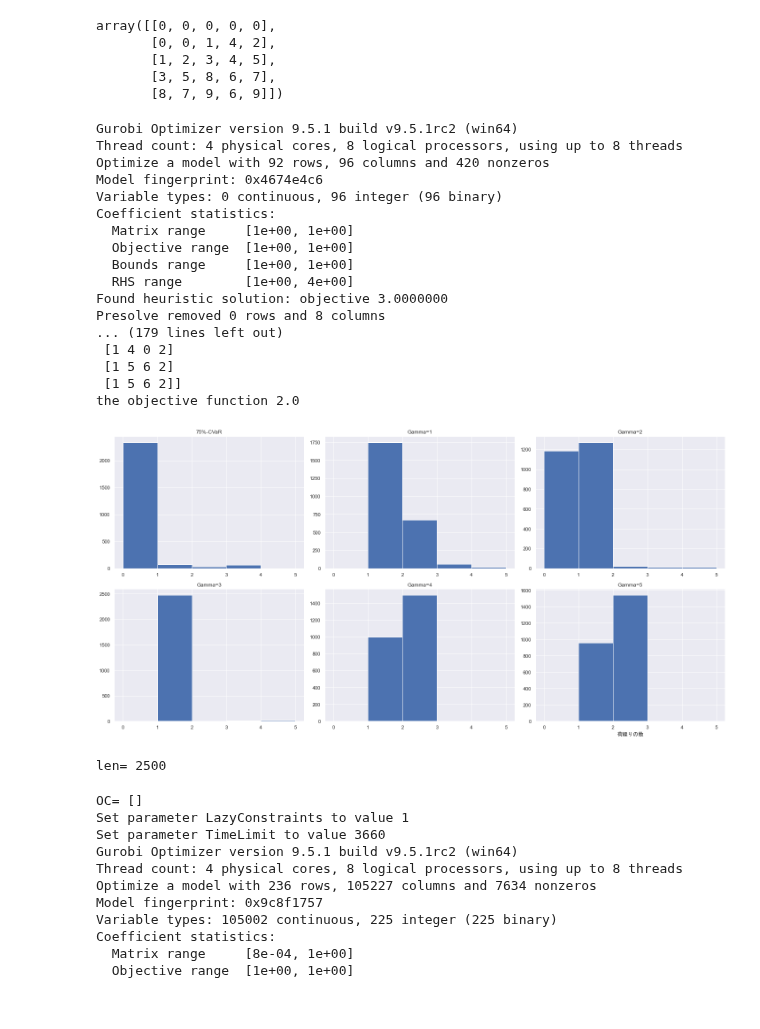
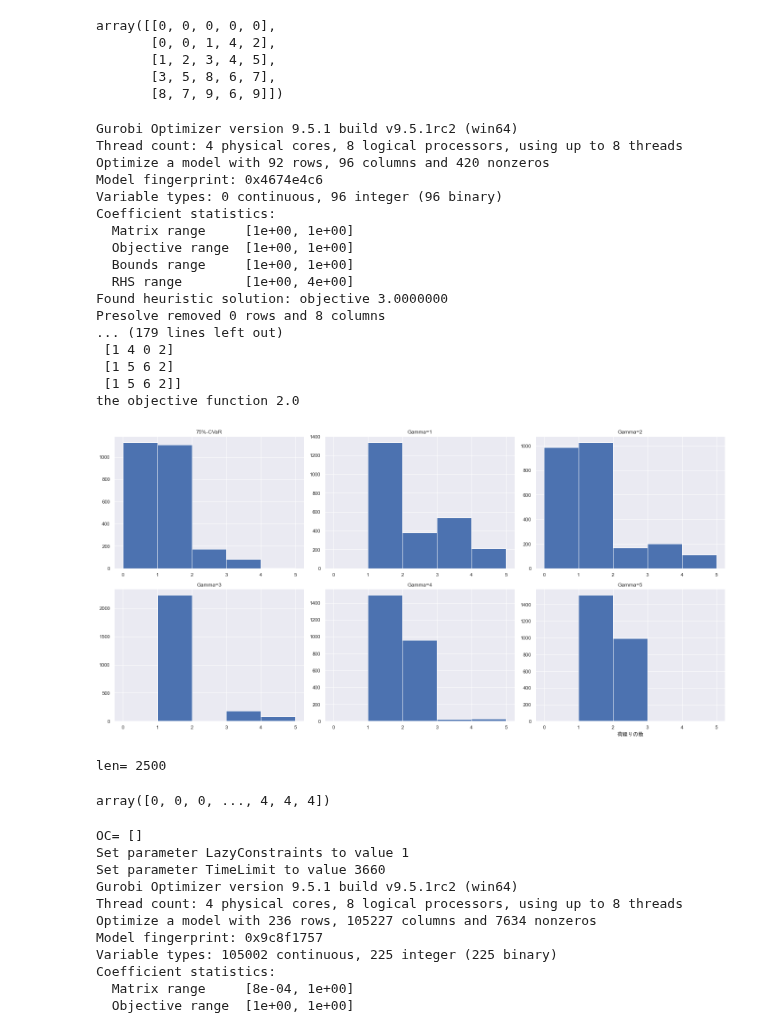
Before and after one commit to ikumadaiki/CPMP, a Jupyter notebook: callback.ipynb, the cells around one changed output. Cells and saved outputs as stored; diff of their text form; code cells hidden in the pictures.

```diff
--- a/callback.ipynb
+++ b/callback.ipynb
@@ -434,15 +421,16 @@ array([[0, 0, 0, 0, 0],
        [3, 5, 8, 6, 7],
        [8, 7, 9, 6, 9]])
 # %%
-size=10
+size=1000
 size_=10000
 beta=0.75
 inst=[4,4,[3,3,1,1,2,2]]
 pcvar=[]
 import numpy as np
-# mean=np.arange(1,ship_num+1)
-mean=np.array([1,1.5,4,4.5,5,5.6])
-covl=[1,1,1.5,1,1,1.5]
+mean=np.arange(len(inst[2]))
+covl=[2 for i in range(len(inst[2]))]
+# mean=np.array([1,1.5,4,4.5,5,5.6])
+# covl=[1,1,1.5,1,1,1.5]
 # mean=np.array([1,1.5,4,4.5,5,5.6])
 # covl=[1,1,1.5,1,1,1.5]
 # a=list(a)
@@ -631,6 +619,8 @@ array([[0, 0, 0, 0, 0],
        [3, 5, 8, 6, 7],
        [8, 7, 9, 6, 9]])
 # %%
+import seaborn as sns
+sns.set()
 import matplotlib.pyplot as plt
 fig, ax = plt.subplots(2,3,figsize=(20,10),tight_layout=True)
 for g in range(1,6):
@@ -644,35 +634,39 @@ for g in range(1,6):
   # print("data=",data)
 # plt.boxplot(data,labels=l)
 # plt.show()
 
   ax[int(g/3)][g%3].hist(prob,bins=5,range=(0,5))
   ax[int(g/3)][g%3].set_title("Gamma="+str(g))
   plt.xlabel("荷繰りの数",fontname="MS Gothic")
 ax[0][0].hist(penalty_cvar,bins=5,range=(0,5))
 ax[0][0].set_title("75%-CVaR")
 plt.xlabel("荷繰りの数",fontname="MS Gothic")
 plt.show()
 print("len=",len(prob))
 # %% [output]
 Gurobi Optimizer version 9.5.1 build v9.5.1rc2 (win64)
 Thread count: 4 physical cores, 8 logical processors, using up to 8 threads
 Optimize a model with 92 rows, 96 columns and 420 nonzeros
 Model fingerprint: 0x4674e4c6
 Variable types: 0 continuous, 96 integer (96 binary)
 Coefficient statistics:
   Matrix range     [1e+00, 1e+00]
   Objective range  [1e+00, 1e+00]
   Bounds range     [1e+00, 1e+00]
   RHS range        [1e+00, 4e+00]
 Found heuristic solution: objective 3.0000000
 Presolve removed 0 rows and 8 columns
 ... (179 lines left out)
  [1 4 0 2]
  [1 5 6 2]
  [1 5 6 2]]
 the objective function 2.0
-[figure, old version]
+[figure, new version]
 len= 2500
+# %%
+penalty_cvar
+# %% [output]
+array([0, 0, 0, ..., 4, 4, 4])
 # %%
 size=5000
 size_=10000
```
Also changed, not shown: parts of 11 cells of this notebook.
